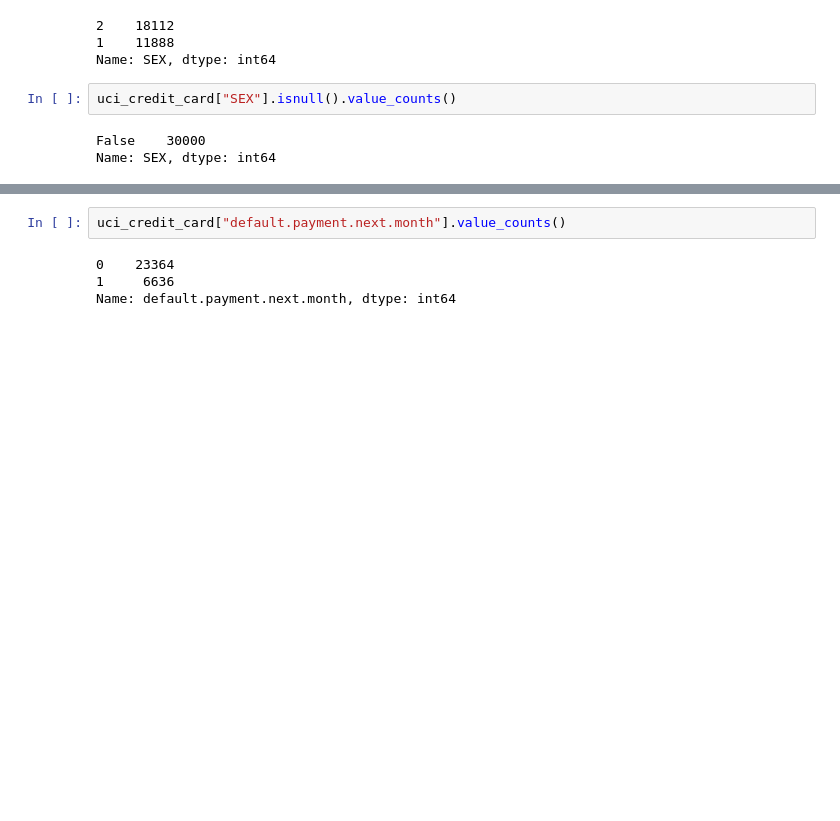
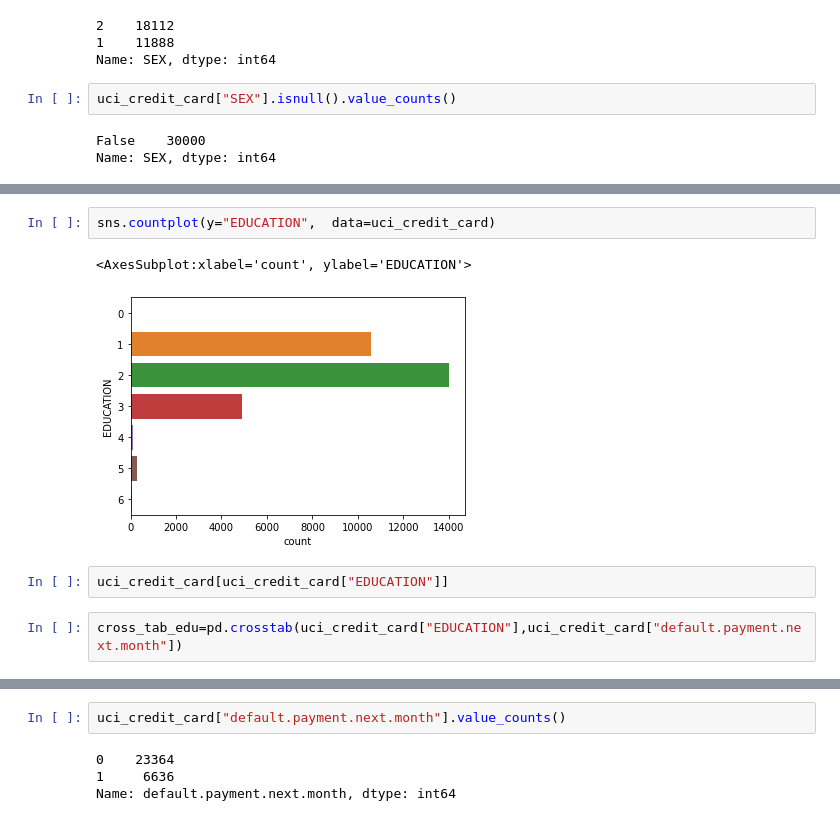
Before and after one commit to tariqzia5/Python_P, a Jupyter notebook: PROJECT_1_MACHINE_LEARNING.ipynb, the cells around one changed output, grey strips where cells are left out. Cells and saved outputs as stored; diff of their text form; blank space fills up the shorter version.

```diff
--- a/PROJECT_1_MACHINE_LEARNING.ipynb
+++ b/PROJECT_1_MACHINE_LEARNING.ipynb
@@ -1413,0 +1450,9 @@ SyntaxError: ignored
+# %%
+sns.countplot(y="EDUCATION",  data=uci_credit_card)
+# %% [output]
+<AxesSubplot:xlabel='count', ylabel='EDUCATION'>
+[figure, added]
+# %%
+uci_credit_card[uci_credit_card["EDUCATION"]]
+# %%
+cross_tab_edu=pd.crosstab(uci_credit_card["EDUCATION"],uci_credit_card["default.payment.next.month"])
```
Also changed, not shown: parts of 8 cells of this notebook.
